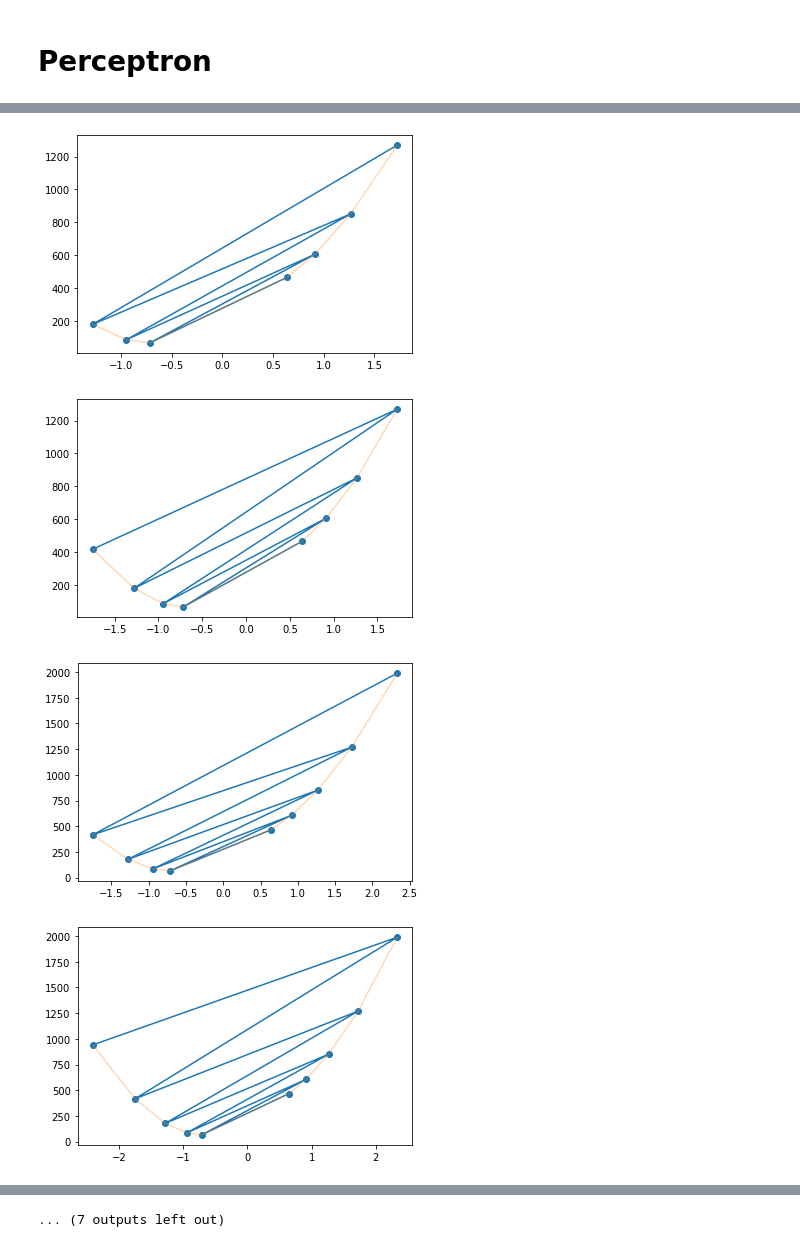
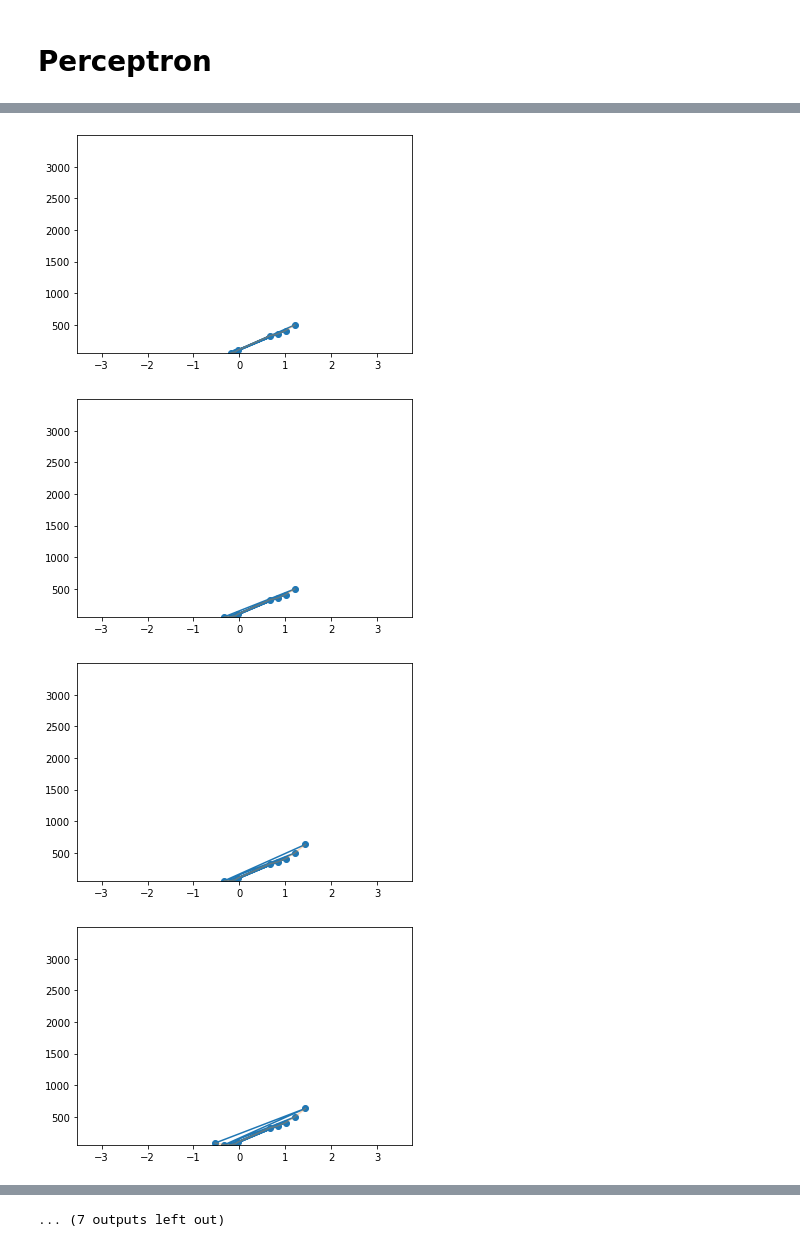
Before and after one commit to fboldt/aulasann, a Jupyter notebook: learningrate.ipynb, the cells around one changed output, grey strips where cells are left out. Saved outputs shown, nothing was run; the diff lists cells and outputs as text; code cells hidden in the pictures.

```diff
--- a/learningrate.ipynb
+++ b/learningrate.ipynb
@@ -160,7 +167,7 @@ whist, chist
 for i in range(whist.shape[1]):
     plt.plot(whist[:,i], chist, '-')
     seq = [j**1.5 for j in range(len(chist))]
-    plt.scatter(whist[:,i], chist, s=seq, c=seq, cmap='winter')
+    plt.scatter(whist[:,i], chist, s=seq, c=seq, cmap='Wistia')
     idx = np.argsort(whist[:,i])
     plt.plot(whist[idx,i], chist[idx])
     plt.show()
@@ -174,5 +181,7 @@ for i in range(1):
         plt.plot(whist[:j,i], chist[:j], 'o-')
         idx = np.argsort(whist[:j,i])
         plt.plot(whist[idx,i], chist[idx], alpha=0.3)
+        plt.xlim([np.min(whist), np.max(whist)])
+        plt.ylim([np.min(chist), np.max(chist)])
         plt.show()
 # %% [output]
@@ -185,4 +194,4 @@ for i in range(1):
-[figure, old version]
+[figure, new version]
-[figure, old version]
+[figure, new version]
-[figure, old version]
+[figure, new version]
-[figure, old version]
+[figure, new version]
```
Also changed, not shown: parts of 6 cells of this notebook.
